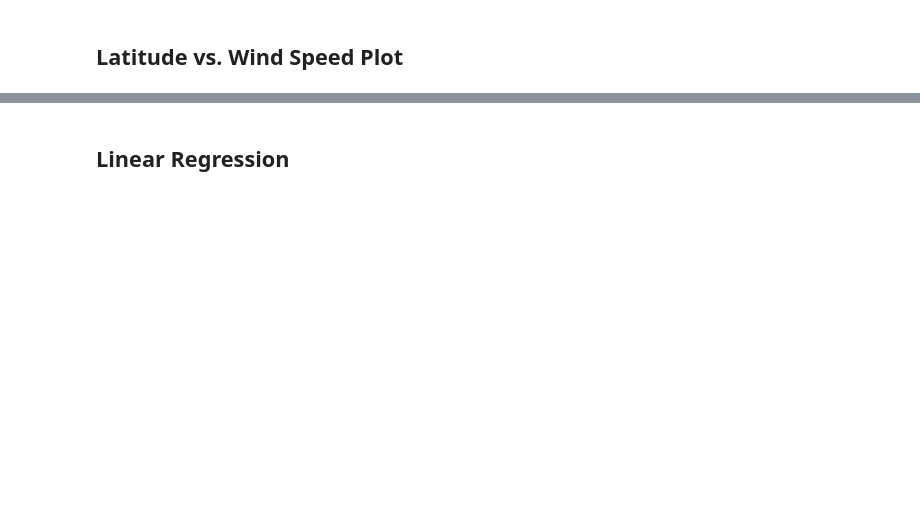
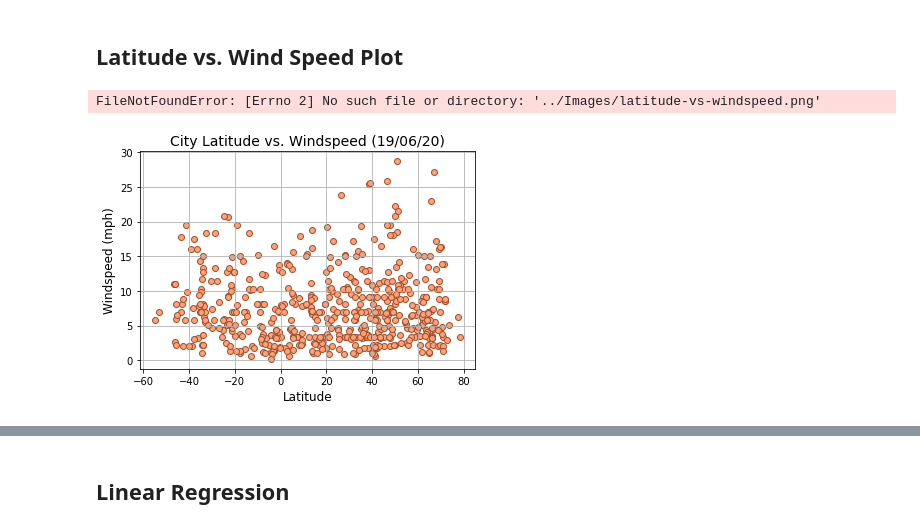
Before and after one commit to Joelcox518/python-api-challenge, a Jupyter notebook: WeatherPy/weatherPy.ipynb, the cells around one changed output, grey strips where cells are left out. Cells and saved outputs as stored; diff of their text form; code cells hidden in the pictures; blank space fills up the shorter version.

```diff
--- a/WeatherPy/weatherPy.ipynb
+++ b/WeatherPy/weatherPy.ipynb
@@ -313,14 +286,17 @@ plt.show()
 ## Latitude vs. Wind Speed Plot
 # %%
 # --- create a scatter plot depicting latitude vs wind speed ---
-plt.scatter(latitudes, windspeed, marker="o", facecolors="lightsalmon", edgecolors="sienna")
+plt.scatter(city_data_df['Lat'], city_data_df['Wind Speed'], marker="o", facecolors="lightsalmon", edgecolors="sienna")
 
 # --- add labels, title, limits & grid ---
 plt.title("City Latitude vs. Windspeed (19/06/20)", fontsize=14)
 plt.ylabel("Windspeed (mph)", fontsize=12)
 plt.xlabel("Latitude", fontsize=12)
 plt.grid()
 
 # --- display and save the plot ---
 plt.savefig("../Images/latitude-vs-windspeed.png")
 plt.show()
+# %% [output]
+FileNotFoundError: [Errno 2] No such file or directory: '../Images/latitude-vs-windspeed.png'
+[figure, added]
```
Also changed, not shown: parts of 36 cells of this notebook, 1 other file.
